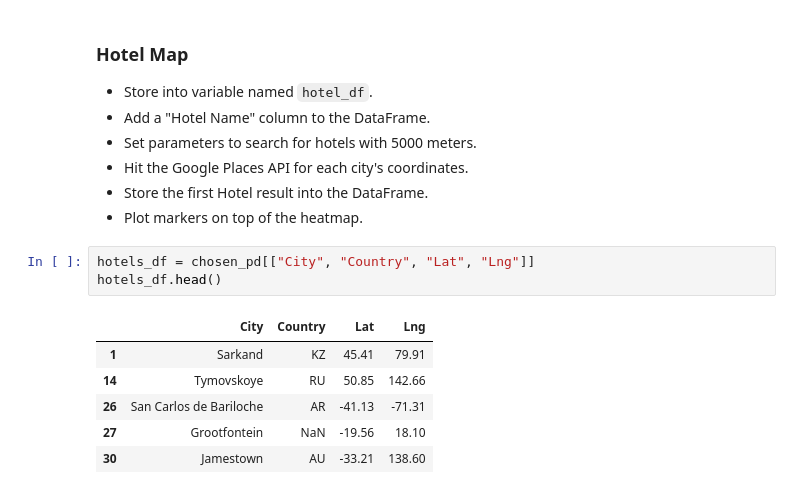
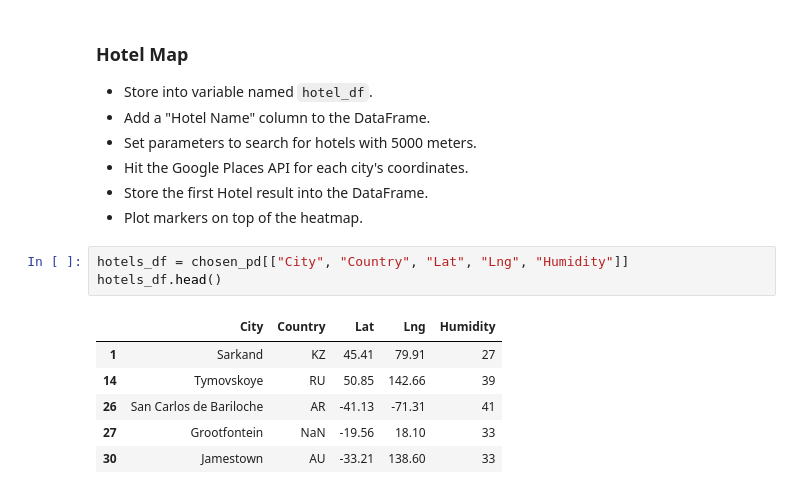
Before and after one commit to deborah129/python-api-challenge, a Jupyter notebook: VacationPy.ipynb, the cells around one changed output. Drawn from its saved outputs; the diff is of its cells as text.

```diff
--- a/VacationPy.ipynb
+++ b/VacationPy.ipynb
@@ -102,14 +114,14 @@ chosen_pd.dropna()
 * Store the first Hotel result into the DataFrame.
 * Plot markers on top of the heatmap.
 # %%
-hotels_df = chosen_pd[["City", "Country", "Lat", "Lng"]]
+hotels_df = chosen_pd[["City", "Country", "Lat", "Lng", "Humidity"]]
 hotels_df.head()
 # %% [output]
-|  | City | Country | Lat | Lng |
-| 1 | Sarkand | KZ | 45.41 | 79.91 |
-| 14 | Tymovskoye | RU | 50.85 | 142.66 |
-| 26 | San Carlos de Bariloche | AR | -41.13 | -71.31 |
-| 27 | Grootfontein | NaN | -19.56 | 18.10 |
-| 30 | Jamestown | AU | -33.21 | 138.60 |
+|  | City | Country | Lat | Lng | Humidity |
+| 1 | Sarkand | KZ | 45.41 | 79.91 | 27 |
+| 14 | Tymovskoye | RU | 50.85 | 142.66 | 39 |
+| 26 | San Carlos de Bariloche | AR | -41.13 | -71.31 | 41 |
+| 27 | Grootfontein | NaN | -19.56 | 18.10 | 33 |
+| 30 | Jamestown | AU | -33.21 | 138.60 | 33 |
 # %%
 hotels_df["Hotel Name"]= ""
```
Also changed, not shown: parts of 7 cells of this notebook.
